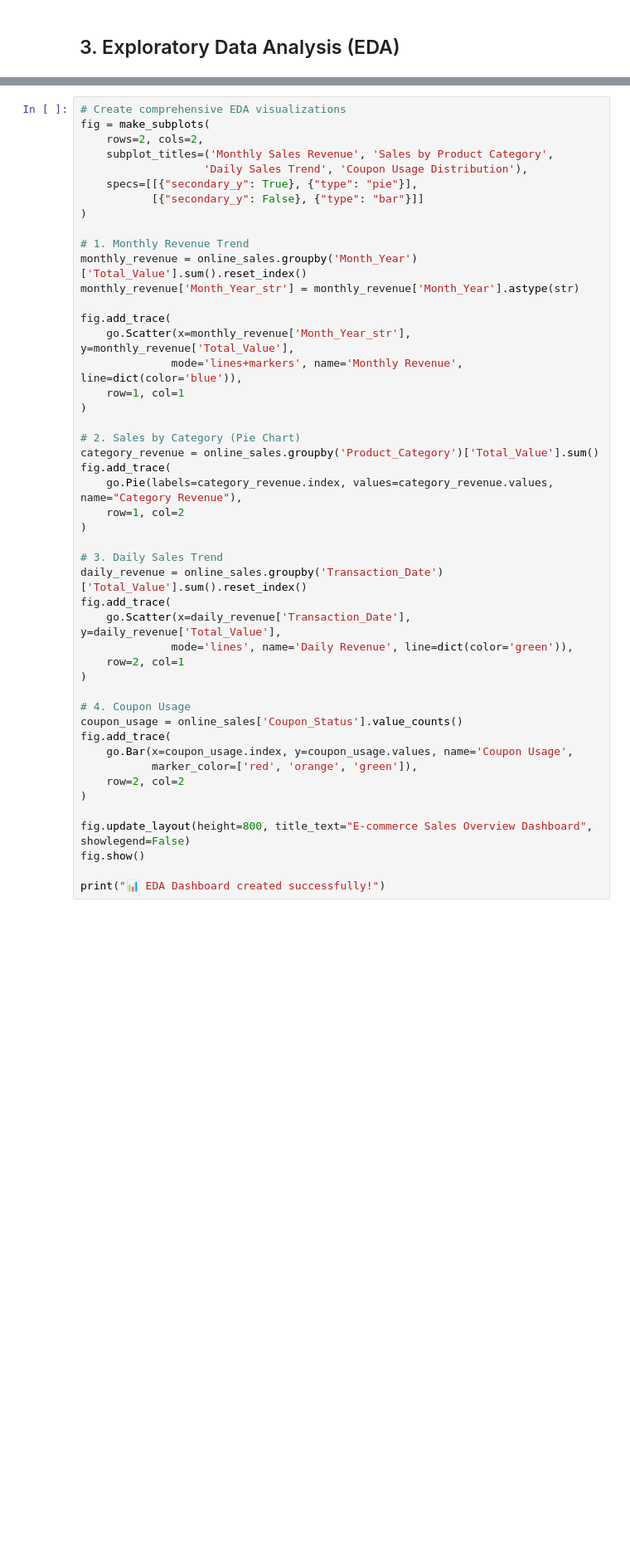
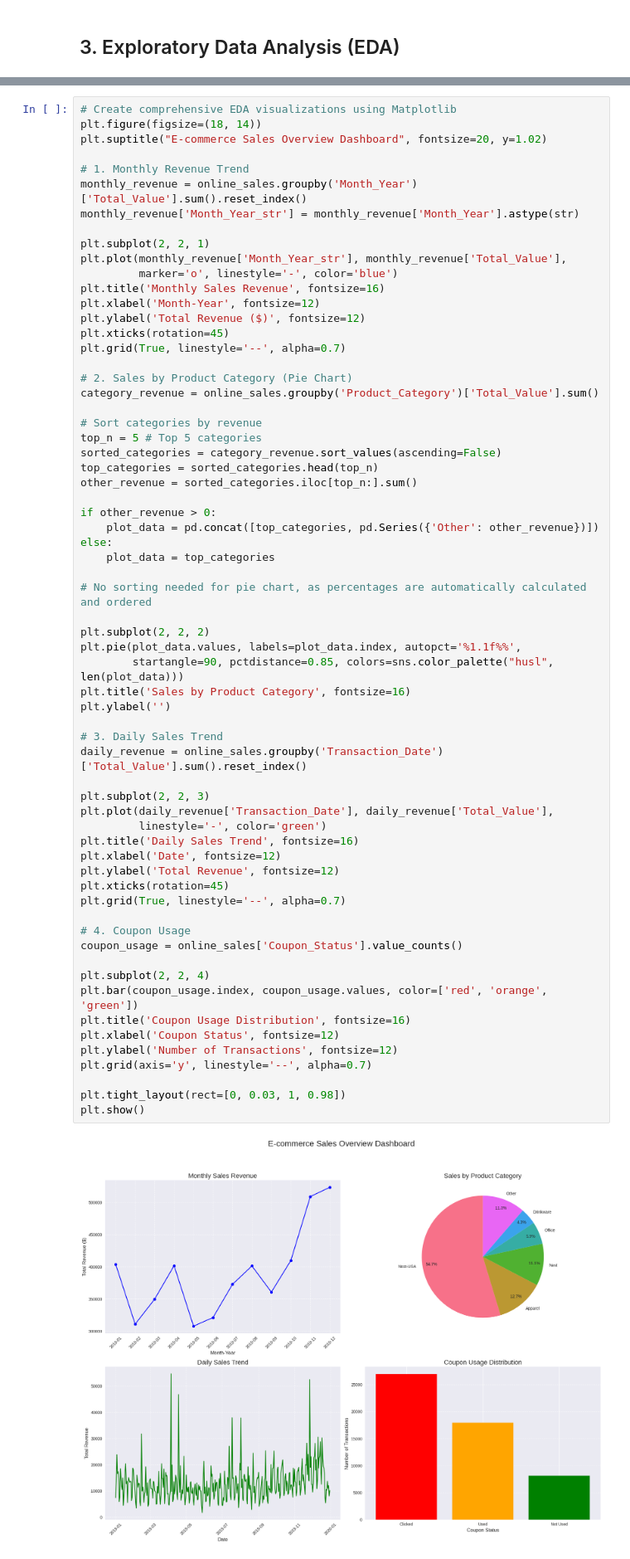
Before and after one commit to Shivappa/AIML, a Jupyter notebook: AI-Business-Case-Study-1/Ecommerce_Marketing_Sales_Analysis.ipynb, the cells around one changed output, grey strips where cells are left out. Shown at 83% size. Cells and saved outputs as stored; diff of their text form; blank space fills up the shorter version.

```diff
--- a/AI-Business-Case-Study-1/Ecommerce_Marketing_Sales_Analysis.ipynb
+++ b/AI-Business-Case-Study-1/Ecommerce_Marketing_Sales_Analysis.ipynb
@@ -165,50 +243,69 @@ print(customer_stats.describe())
 # %%
-# Create comprehensive EDA visualizations
-fig = make_subplots(
-    rows=2, cols=2,
-    subplot_titles=('Monthly Sales Revenue', 'Sales by Product Category',
-                   'Daily Sales Trend', 'Coupon Usage Distribution'),
-    specs=[[{"secondary_y": True}, {"type": "pie"}],
-           [{"secondary_y": False}, {"type": "bar"}]]
-)
+# Create comprehensive EDA visualizations using Matplotlib
+plt.figure(figsize=(18, 14))
+plt.suptitle("E-commerce Sales Overview Dashboard", fontsize=20, y=1.02)
 
 # 1. Monthly Revenue Trend
 monthly_revenue = online_sales.groupby('Month_Year')['Total_Value'].sum().reset_index()
 monthly_revenue['Month_Year_str'] = monthly_revenue['Month_Year'].astype(str)
 
-fig.add_trace(
-    go.Scatter(x=monthly_revenue['Month_Year_str'], y=monthly_revenue['Total_Value'],
-              mode='lines+markers', name='Monthly Revenue', line=dict(color='blue')),
-    row=1, col=1
-)
+plt.subplot(2, 2, 1)
+plt.plot(monthly_revenue['Month_Year_str'], monthly_revenue['Total_Value'],
+         marker='o', linestyle='-', color='blue')
+plt.title('Monthly Sales Revenue', fontsize=16)
+plt.xlabel('Month-Year', fontsize=12)
+plt.ylabel('Total Revenue ($)', fontsize=12)
+plt.xticks(rotation=45)
+plt.grid(True, linestyle='--', alpha=0.7)
 
-# 2. Sales by Category (Pie Chart)
+# 2. Sales by Product Category (Pie Chart)
 category_revenue = online_sales.groupby('Product_Category')['Total_Value'].sum()
-fig.add_trace(
-    go.Pie(labels=category_revenue.index, values=category_revenue.values, name="Category Revenue"),
-    row=1, col=2
-)
+
+# Sort categories by revenue
+top_n = 5 # Top 5 categories
+sorted_categories = category_revenue.sort_values(ascending=False)
+top_categories = sorted_categories.head(top_n)
+other_revenue = sorted_categories.iloc[top_n:].sum()
+
+if other_revenue > 0:
+    plot_data = pd.concat([top_categories, pd.Series({'Other': other_revenue})])
+else:
+    plot_data = top_categories
+
+# No sorting needed for pie chart, as percentages are automatically calculated and ordered
+
+plt.subplot(2, 2, 2)
+plt.pie(plot_data.values, labels=plot_data.index, autopct='%1.1f%%',
+        startangle=90, pctdistance=0.85, colors=sns.color_palette("husl", len(plot_data)))
+plt.title('Sales by Product Category', fontsize=16)
+plt.ylabel('')
 
 # 3. Daily Sales Trend
 daily_revenue = online_sales.groupby('Transaction_Date')['Total_Value'].sum().reset_index()
-fig.add_trace(
-    go.Scatter(x=daily_revenue['Transaction_Date'], y=daily_revenue['Total_Value'],
-              mode='lines', name='Daily Revenue', line=dict(color='green')),
-    row=2, col=1
-)
+
+plt.subplot(2, 2, 3)
+plt.plot(daily_revenue['Transaction_Date'], daily_revenue['Total_Value'],
+         linestyle='-', color='green')
+plt.title('Daily Sales Trend', fontsize=16)
+plt.xlabel('Date', fontsize=12)
+plt.ylabel('Total Revenue', fontsize=12)
+plt.xticks(rotation=45)
+plt.grid(True, linestyle='--', alpha=0.7)
 
 # 4. Coupon Usage
 coupon_usage = online_sales['Coupon_Status'].value_counts()
-fig.add_trace(
-    go.Bar(x=coupon_usage.index, y=coupon_usage.values, name='Coupon Usage',
-           marker_color=['red', 'orange', 'green']),
-    row=2, col=2
-)
 
-fig.update_layout(height=800, title_text="E-commerce Sales Overview Dashboard", showlegend=False)
-fig.show()
+plt.subplot(2, 2, 4)
+plt.bar(coupon_usage.index, coupon_usage.values, color=['red', 'orange', 'green'])
+plt.title('Coupon Usage Distribution', fontsize=16)
+plt.xlabel('Coupon Status', fontsize=12)
+plt.ylabel('Number of Transactions', fontsize=12)
+plt.grid(axis='y', linestyle='--', alpha=0.7)
 
-print("📊 EDA Dashboard created successfully!")
+plt.tight_layout(rect=[0, 0.03, 1, 0.98])
+plt.show()
+# %% [output]
+[figure, added]
 # %% [markdown]
 ## 4. Customer Acquisition Analysis
 ### Business Question 1: Identify months with highest/lowest acquisition count and optimization strategies
```
Also changed, not shown: parts of 29 cells of this notebook.
